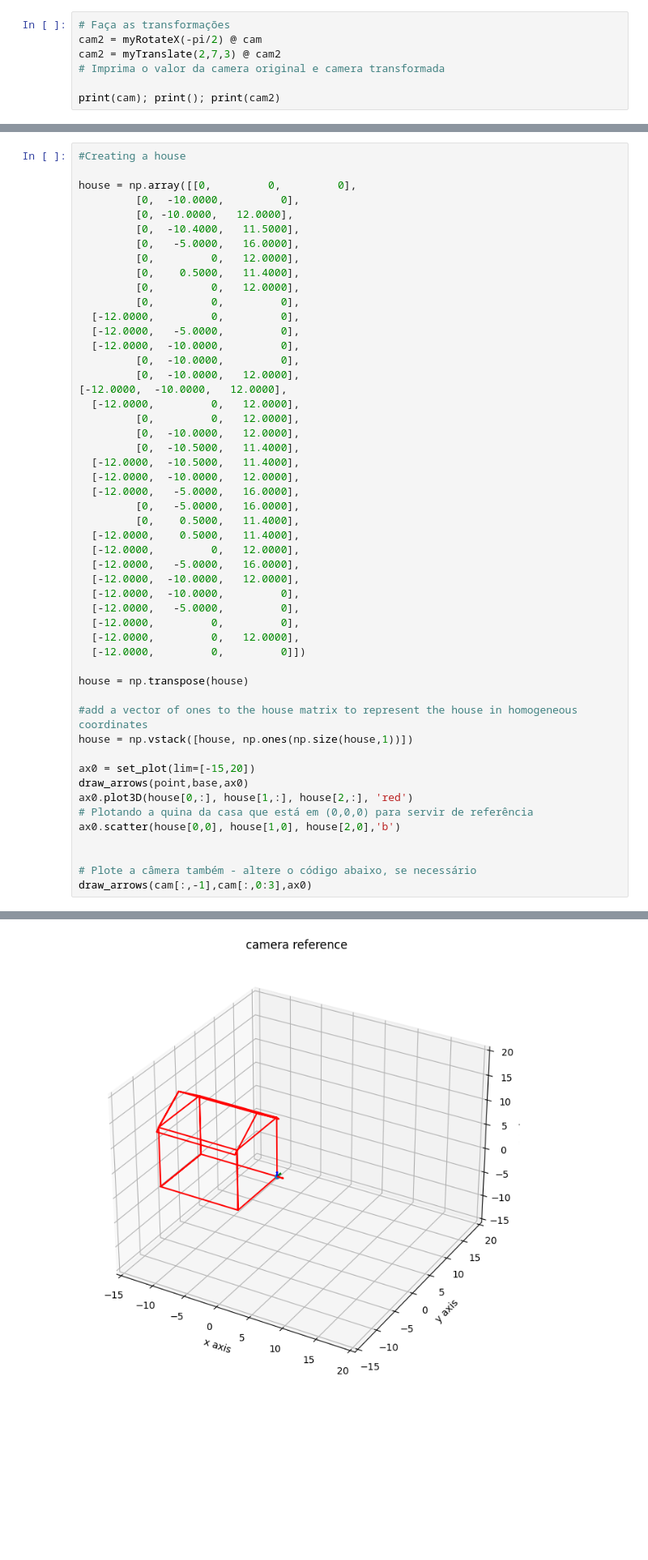
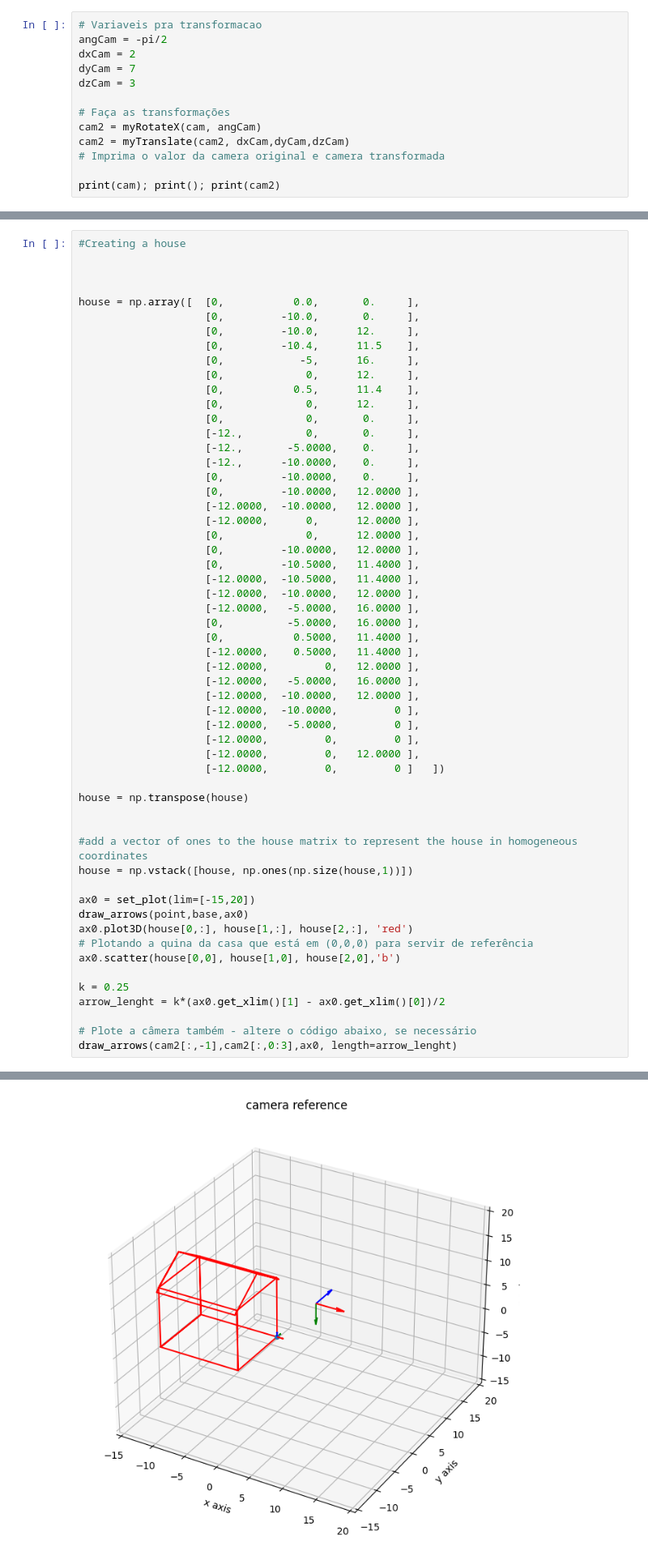
Before and after one commit to MauricioPimenta/ComputerVision, a Jupyter notebook: 2023.09-atividade_movimento_corpo_rigido.ipynb, the cells around one changed output, grey strips where cells are left out. Shown at 81% size. Cells and saved outputs as stored; diff of their text form; blank space fills up the shorter version.

```diff
--- a/2023.09-atividade_movimento_corpo_rigido.ipynb
+++ b/2023.09-atividade_movimento_corpo_rigido.ipynb
@@ -133,9 +175,15 @@ Execute as transformações necessárias para posicionar o eixo óptico da câme
 
 Faça o seu código abaixo.
 # %%
+# Variaveis pra transformacao
+angCam = -pi/2
+dxCam = 2
+dyCam = 7
+dzCam = 3
+
 # Faça as transformações
-cam2 = myRotateX(-pi/2) @ cam
-cam2 = myTranslate(2,7,3) @ cam2
+cam2 = myRotateX(cam, angCam)
+cam2 = myTranslate(cam2, dxCam,dyCam,dzCam)
 # Imprima o valor da camera original e camera transformada
 
 print(cam); print(); print(cam2)
@@ -166,57 +214,62 @@ Agora vamos incluir um objeto na cena. Vamos usar a casa que já apresentamos no
 # %%
 #Creating a house
 
-house = np.array([[0,         0,         0],
-         [0,  -10.0000,         0],
-         [0, -10.0000,   12.0000],
-         [0,  -10.4000,   11.5000],
-         [0,   -5.0000,   16.0000],
-         [0,         0,   12.0000],
-         [0,    0.5000,   11.4000],
-         [0,         0,   12.0000],
-         [0,         0,         0],
-  [-12.0000,         0,         0],
-  [-12.0000,   -5.0000,         0],
-  [-12.0000,  -10.0000,         0],
-         [0,  -10.0000,         0],
-         [0,  -10.0000,   12.0000],
-[-12.0000,  -10.0000,   12.0000],
-  [-12.0000,         0,   12.0000],
-         [0,         0,   12.0000],
-         [0,  -10.0000,   12.0000],
-         [0,  -10.5000,   11.4000],
-  [-12.0000,  -10.5000,   11.4000],
-  [-12.0000,  -10.0000,   12.0000],
-  [-12.0000,   -5.0000,   16.0000],
-         [0,   -5.0000,   16.0000],
-         [0,    0.5000,   11.4000],
-  [-12.0000,    0.5000,   11.4000],
-  [-12.0000,         0,   12.0000],
-  [-12.0000,   -5.0000,   16.0000],
-  [-12.0000,  -10.0000,   12.0000],
-  [-12.0000,  -10.0000,         0],
-  [-12.0000,   -5.0000,         0],
-  [-12.0000,         0,         0],
-  [-12.0000,         0,   12.0000],
-  [-12.0000,         0,         0]])
+
+
+house = np.array([  [0,           0.0,       0.     ],
+                    [0,         -10.0,       0.     ],
+                    [0,         -10.0,      12.     ],
+                    [0,         -10.4,      11.5    ],
+                    [0,            -5,      16.     ],
+                    [0,             0,      12.     ],
+                    [0,           0.5,      11.4    ],
+                    [0,             0,      12.     ],
+                    [0,             0,       0.     ],
+                    [-12.,          0,       0.     ],
+                    [-12.,       -5.0000,    0.     ],
+                    [-12.,      -10.0000,    0.     ],
+                    [0,         -10.0000,    0.     ],
+                    [0,         -10.0000,   12.0000 ],
+                    [-12.0000,  -10.0000,   12.0000 ],
+                    [-12.0000,      0,      12.0000 ],
+                    [0,             0,      12.0000 ],
+                    [0,         -10.0000,   12.0000 ],
+                    [0,         -10.5000,   11.4000 ],
+                    [-12.0000,  -10.5000,   11.4000 ],
+                    [-12.0000,  -10.0000,   12.0000 ],
+                    [-12.0000,   -5.0000,   16.0000 ],
+                    [0,          -5.0000,   16.0000 ],
+                    [0,           0.5000,   11.4000 ],
+                    [-12.0000,    0.5000,   11.4000 ],
+                    [-12.0000,         0,   12.0000 ],
+                    [-12.0000,   -5.0000,   16.0000 ],
+                    [-12.0000,  -10.0000,   12.0000 ],
+                    [-12.0000,  -10.0000,         0 ],
+                    [-12.0000,   -5.0000,         0 ],
+                    [-12.0000,         0,         0 ],
+                    [-12.0000,         0,   12.0000 ],
+                    [-12.0000,         0,         0 ]   ])
 
 house = np.transpose(house)
+
 
 #add a vector of ones to the house matrix to represent the house in homogeneous coordinates
 house = np.vstack([house, np.ones(np.size(house,1))])
 
 ax0 = set_plot(lim=[-15,20])
 draw_arrows(point,base,ax0)
 ax0.plot3D(house[0,:], house[1,:], house[2,:], 'red')
 # Plotando a quina da casa que está em (0,0,0) para servir de referência
 ax0.scatter(house[0,0], house[1,0], house[2,0],'b')
 
+k = 0.25
+arrow_lenght = k*(ax0.get_xlim()[1] - ax0.get_xlim()[0])/2
 
 # Plote a câmera também - altere o código abaixo, se necessário
-draw_arrows(cam[:,-1],cam[:,0:3],ax0)
+draw_arrows(cam2[:,-1],cam2[:,0:3],ax0, length=arrow_lenght)
 # %% [output]
 <Axes3D: title={'center': 'camera reference'}, xlabel='x axis', ylabel='y axis', zlabel='z axis'>
-[figure, old version]
+[figure, new version]
 # %% [markdown]
 Agora você deverá rotacionar a casa de -30 graus em torno do eixo Z e posicioná-la de tal forma que sua quina (0,0,0) ficará em (3, 20, 2).
 
```
Also changed, not shown: parts of 8 cells of this notebook.
